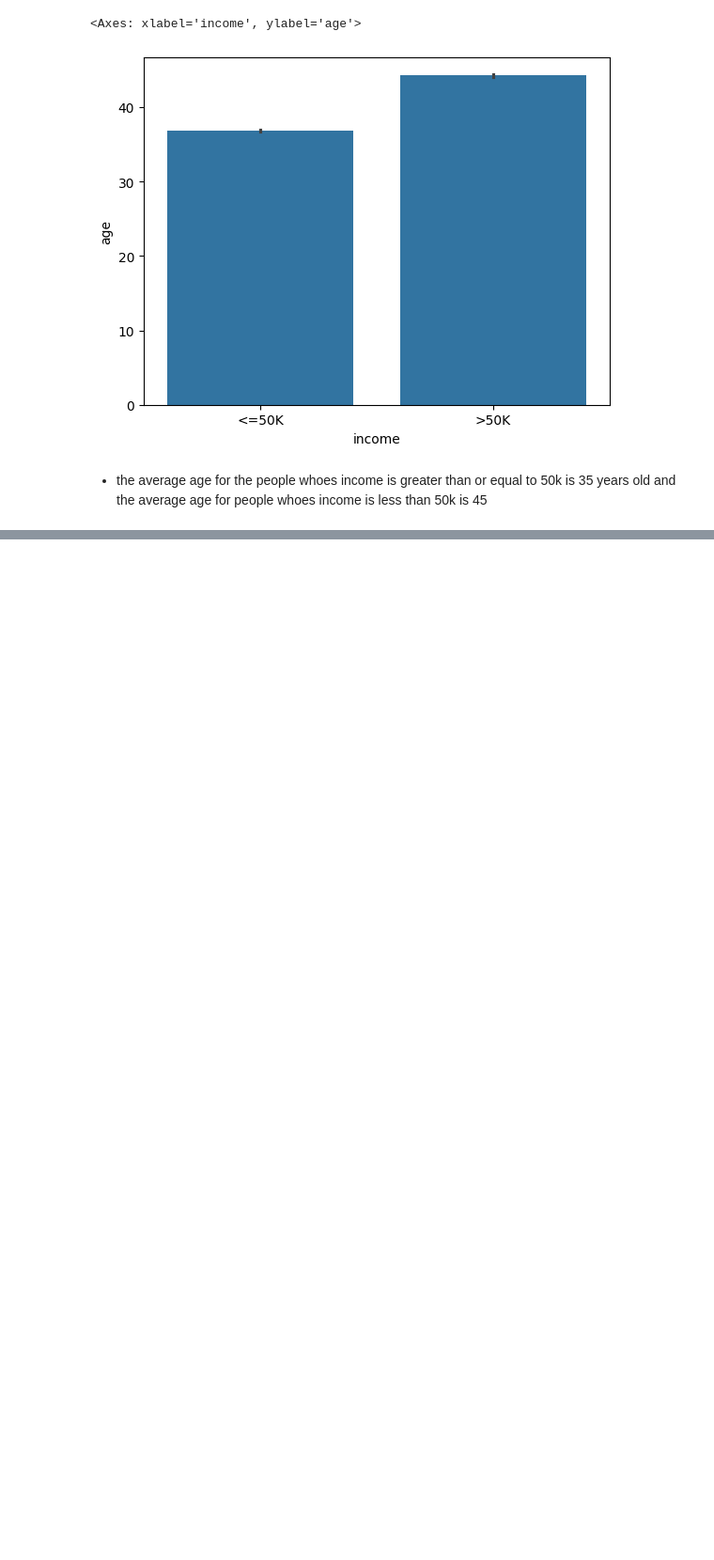
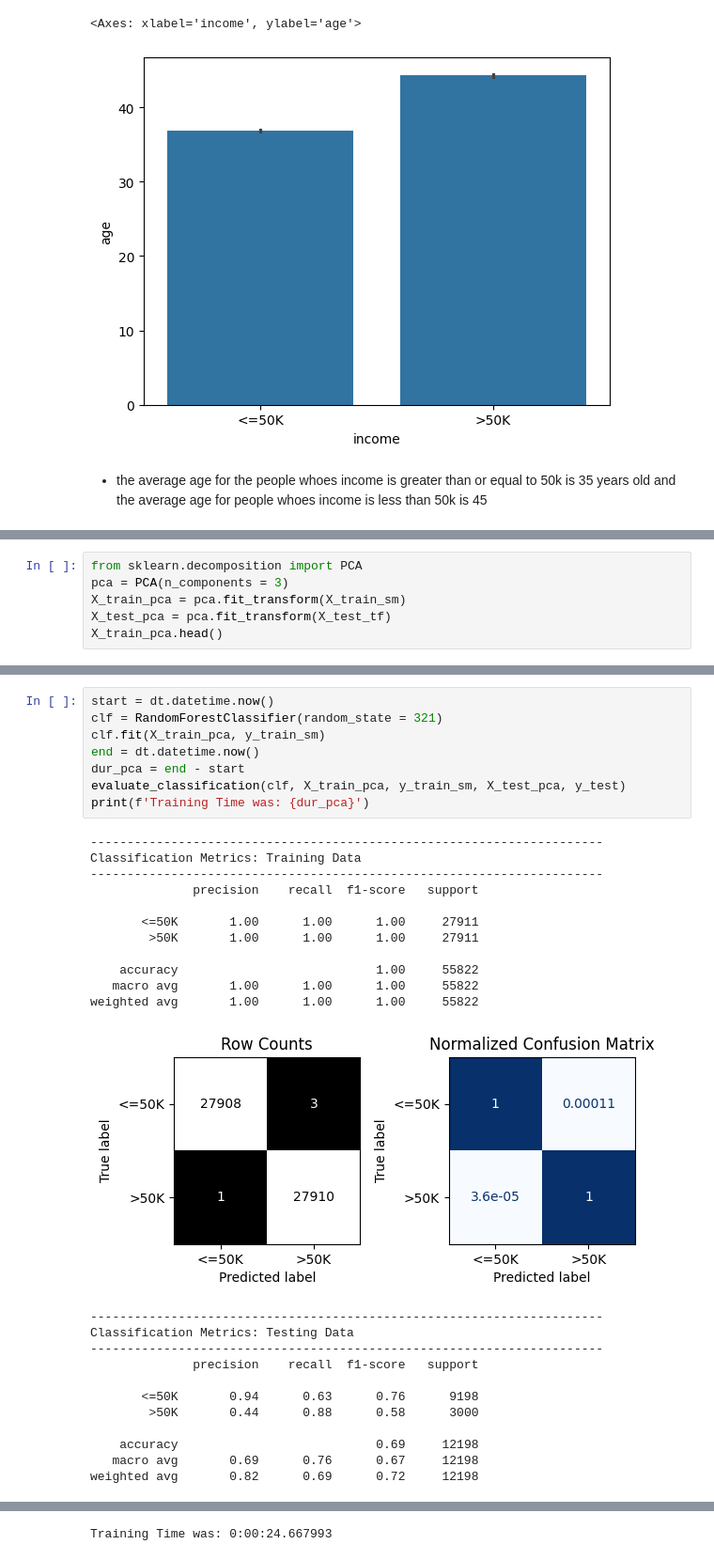
Before and after one commit to halaabbadi1/Project-4, a Jupyter notebook: Project_4.ipynb, the cells around one changed output, grey strips where cells are left out. Shown at 94% size. Saved outputs shown, nothing was run; the diff lists cells and outputs as text; blank space fills up the shorter version.

```diff
--- a/Project_4.ipynb
+++ b/Project_4.ipynb
@@ -341,0 +388,6 @@ sns.barplot(data = df, x = 'income', y = 'age')
+# %%
+from sklearn.decomposition import PCA
+pca = PCA(n_components = 3)
+X_train_pca = pca.fit_transform(X_train_sm)
+X_test_pca = pca.fit_transform(X_test_tf)
+X_train_pca.head()
@@ -341,0 +401,32 @@ sns.barplot(data = df, x = 'income', y = 'age')
+# %%
+start = dt.datetime.now()
+clf = RandomForestClassifier(random_state = 321)
+clf.fit(X_train_pca, y_train_sm)
+end = dt.datetime.now()
+dur_pca = end - start
+evaluate_classification(clf, X_train_pca, y_train_sm, X_test_pca, y_test)
+print(f'Training Time was: {dur_pca}')
+# %% [output]
+----------------------------------------------------------------------
+Classification Metrics: Training Data
+----------------------------------------------------------------------
+              precision    recall  f1-score   support
+
+       <=50K       1.00      1.00      1.00     27911
+        >50K       1.00      1.00      1.00     27911
+
+    accuracy                           1.00     55822
+   macro avg       1.00      1.00      1.00     55822
+weighted avg       1.00      1.00      1.00     55822
+[figure, added]
+----------------------------------------------------------------------
+Classification Metrics: Testing Data
+----------------------------------------------------------------------
+              precision    recall  f1-score   support
+
+       <=50K       0.94      0.63      0.76      9198
+        >50K       0.44      0.88      0.58      3000
+
+    accuracy                           0.69     12198
+   macro avg       0.69      0.76      0.67     12198
+weighted avg       0.82      0.69      0.72     12198
@@ -341,0 +434 @@ sns.barplot(data = df, x = 'income', y = 'age')
+Training Time was: 0:00:24.667993
```
Also changed, not shown: parts of 6 cells of this notebook.
